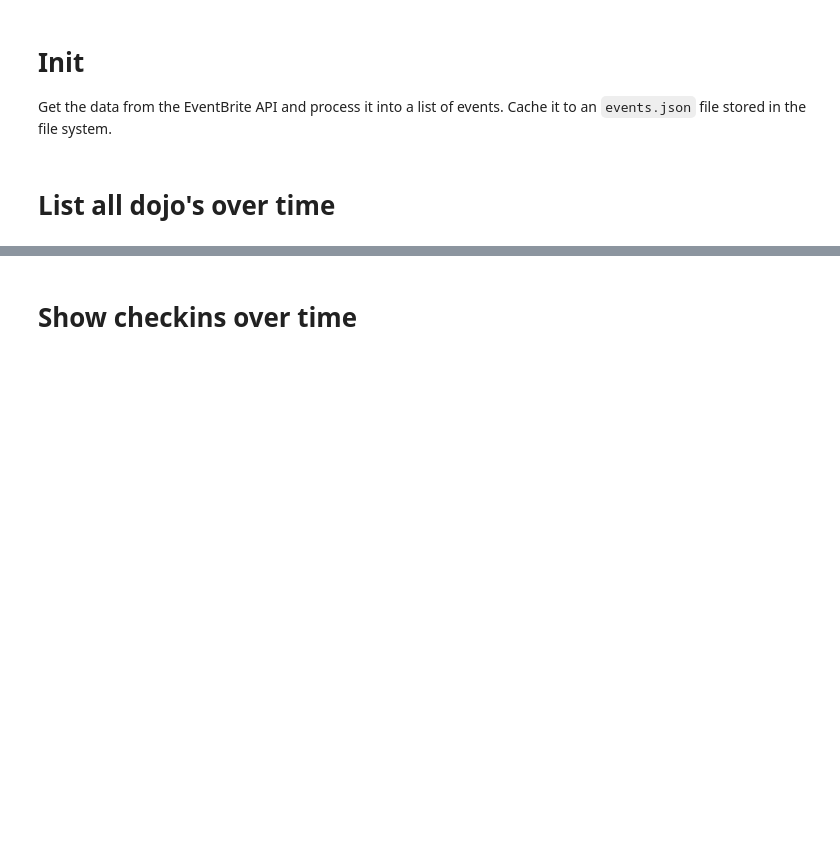
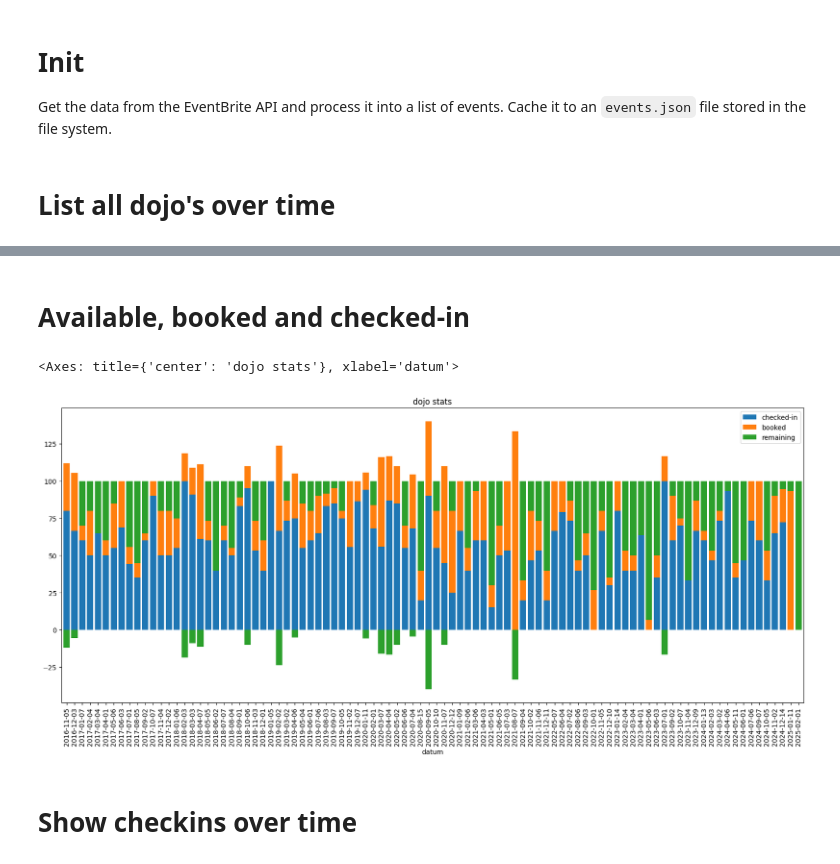
Before and after one commit to coderdojonijmegen/hugo-coderdojo-nijmegen, a Jupyter notebook: src/jupiter/bezoekers_analyse.ipynb, the cells around one changed output, grey strips where cells are left out. Cells and saved outputs as stored; diff of their text form; code cells hidden in the pictures; blank space fills up the shorter version.

```diff
--- a/src/jupiter/bezoekers_analyse.ipynb
+++ b/src/jupiter/bezoekers_analyse.ipynb
@@ -58,3 +58,12 @@ pd.DataFrame(dojos, columns=columns)
+# %% [markdown]
+# Available, booked and checked-in
+# %%
+axes, stats = events.get_dojo_stats()
+df = pd.DataFrame(stats)
+df.plot(x=axes['x'], y=axes['y'], kind='bar', stacked=True, figsize=(20,8), width=0.8, title='dojo stats')
+# %% [output]
+<Axes: title={'center': 'dojo stats'}, xlabel='datum'>
+[figure, added]
 # %% [markdown]
 # Show checkins over time
 # %%
```
Also changed, not shown: parts of 4 cells of this notebook, 1 other file.
